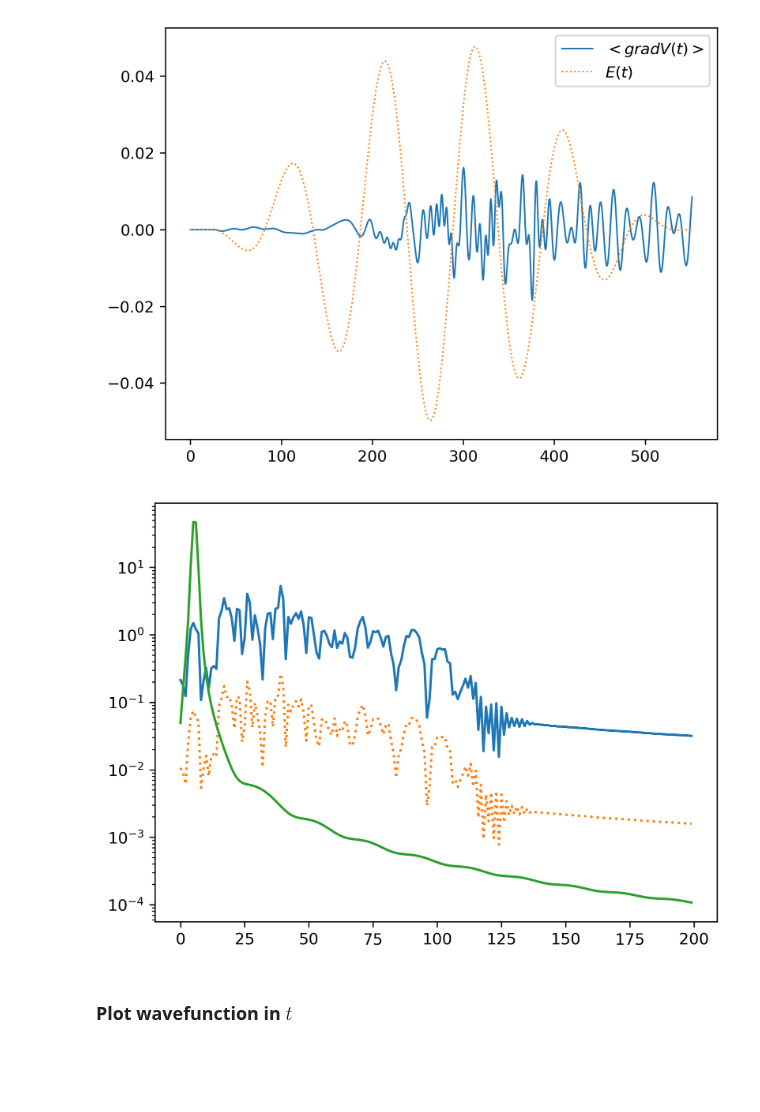
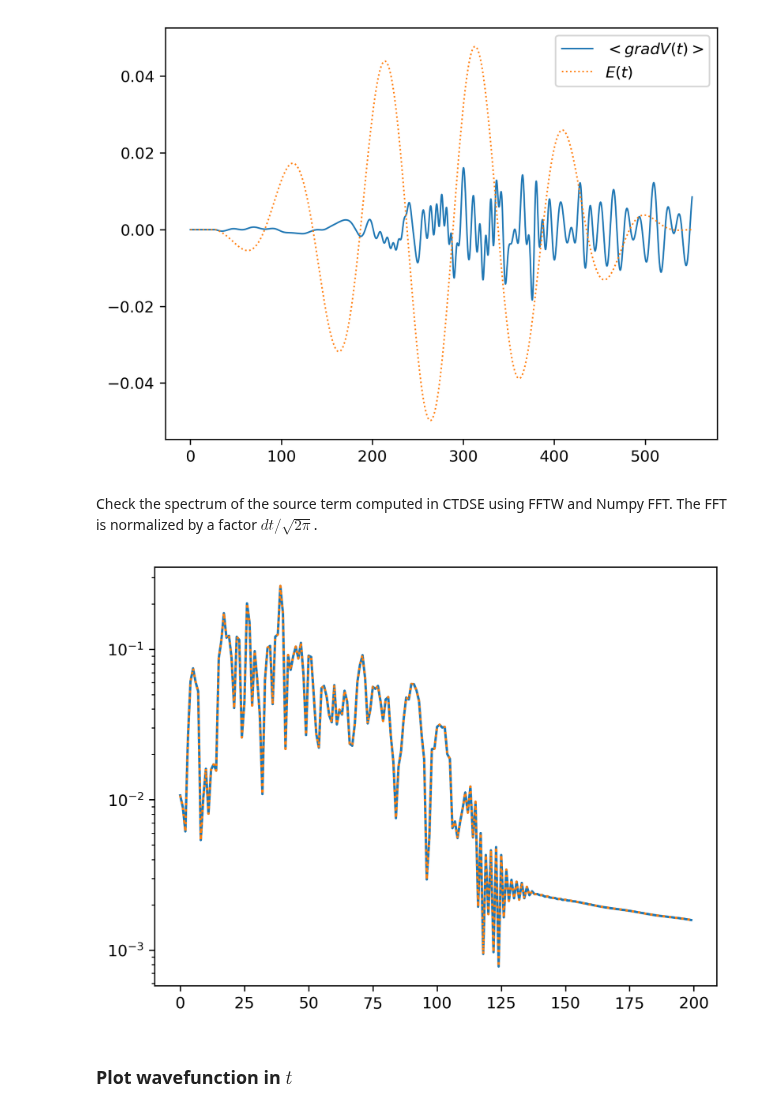
Before and after one commit to MMA-HHG/MMA, a Jupyter notebook: 1DTDSE/PythonTDSE.ipynb, the cells around one changed output. Cells and saved outputs as stored; diff of their text form; code cells hidden in the pictures; blank space fills up the shorter version.

```diff
--- a/1DTDSE/PythonTDSE.ipynb
+++ b/1DTDSE/PythonTDSE.ipynb
@@ -12,7 +12,9 @@ from PythonTDSE import *
 
 ### Path to compiled dynamic C library
 path_to_DLL = os.path.realpath(os.path.join(os.getcwd(), "build/libsingleTDSE.dylib"))
-DLL = CDLL(path_to_DLL)
+
+### TDSE DLL class declaration
+DLL = TDSE_DLL(path_to_DLL)
 # %% [markdown]
 ### TDSE variables initialization
 
@@ -199,7 +183,7 @@ Propagate the field
 # %%
 output2 = outputs_def()
 ### Call 1D TDSE from the inputs
-output2 = call1DTDSE(inputs2, path_to_DLL)
+output2 = DLL.call1DTDSE(inputs2)
 # %%
 fig = plt.figure()
 fig.dpi = 300
@@ -215,16 +199,16 @@ plt.show()
 # %% [output]
 Nt in TDSE:  4412
 [figure]
+# %% [markdown]
+Check the spectrum of the source term computed in CTDSE using FFTW and Numpy FFT. The FFT is normalized by a factor $dt/\sqrt{2 \pi}$.
 # %%
 fig = plt.figure()
 fig.dpi = 300
-#omeg = np.fft.fftfreq()
-plt.semilogy(np.abs(np.fft.fft(x))[0:200])
+plt.semilogy(np.abs(np.fft.fft(x))[0:200]*(t[1]-t[0])/np.sqrt(2*np.pi))
 plt.semilogy(np.abs(ctype_cmplx_arr_to_numpy(output2.Fsourceterm_data, N))[0:200], linestyle = ":")
-plt.semilogy(np.abs(np.fft.fft(E))[0:200])
 plt.show()
 # %% [output]
-[figure, old version]
+[figure, new version]
 # %% [markdown]
 ### Plot wavefunction in $t$
 # %%
```
Also changed, not shown: parts of 18 cells of this notebook, 12 other files.
